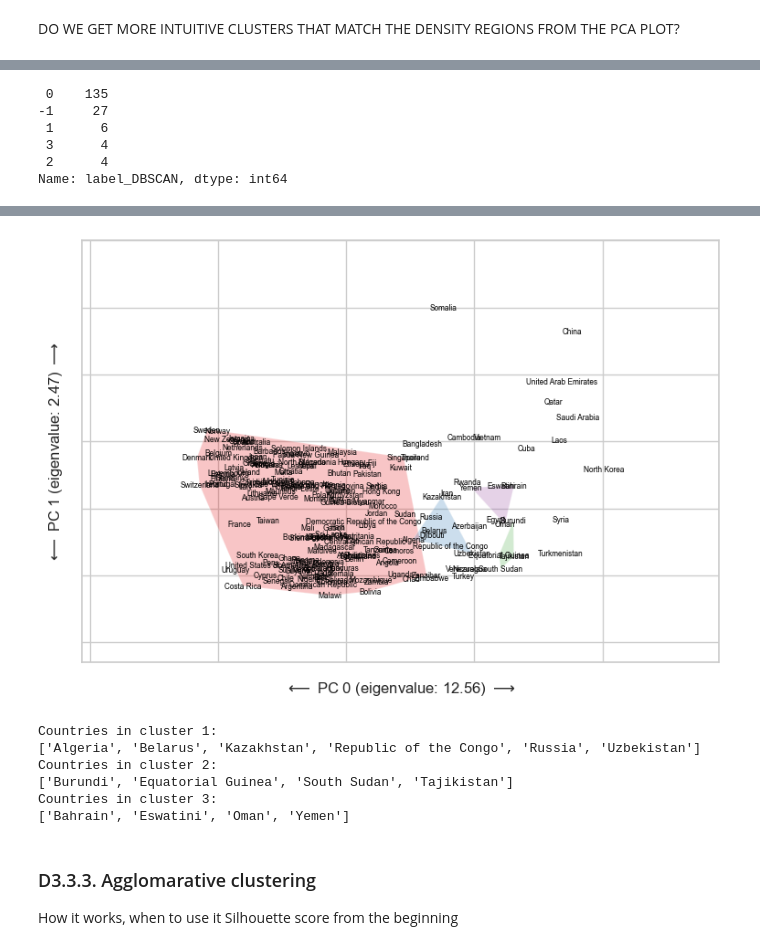
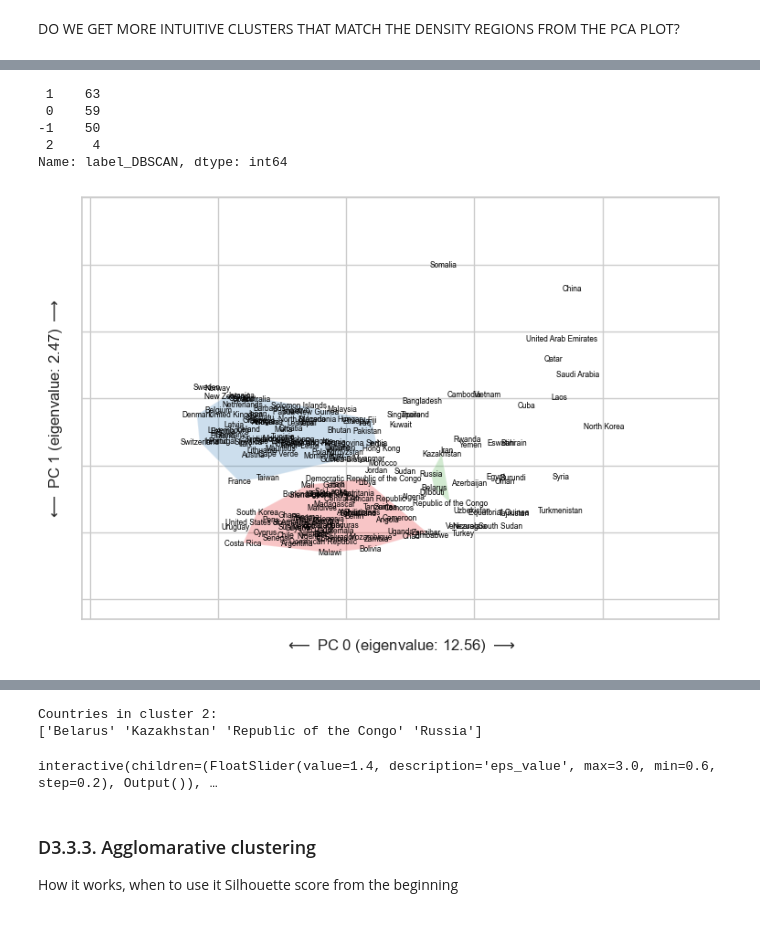
Before and after one commit to gesiscss/css_methods_python, a Jupyter notebook: d_data_analysis_methods/3_unsupervised_machine_learning.ipynb, the cells around one changed output, grey strips where cells are left out. Cells and saved outputs as stored; diff of their text form; code cells hidden in the pictures.

Commit message:
slider_to_dbscan

```diff
--- a/d_data_analysis_methods/3_unsupervised_machine_learning.ipynb
+++ b/d_data_analysis_methods/3_unsupervised_machine_learning.ipynb
@@ -818,11 +792,22 @@ vdem_pca.head(10)
-# %%
-vdem_pca["label_DBSCAN"].value_counts()
-# %% [output]
- 0    135
--1     27
- 1      6
- 3      4
- 2      4
-Name: label_DBSCAN, dtype: int64
+# %%
+from sklearn.cluster import DBSCAN
+
+# create instance of class
+DBSCAN_model = DBSCAN(eps=1.2, min_samples=4)
+
+# cluster countries based on first four components
+y_DBSCAN = DBSCAN_model.fit(X=X_pca[:, :4])
+
+# add cluster labels
+vdem_pca.loc[:, 'label_DBSCAN'] = y_DBSCAN.labels_
+print (vdem_pca["label_DBSCAN"].value_counts())
+plot_clusters(df_model=vdem_pca,label_column='label_DBSCAN',number_clusters=len(vdem_pca["label_DBSCAN"].unique())-1 )
+# %% [output]
+ 1    63
+ 0    59
+-1    50
+ 2     4
+Name: label_DBSCAN, dtype: int64
+[figure, added]
 # %% [markdown]
 Estimated number of noise points:
@@ -829,16 +815,8 @@ Estimated number of noise points:
 Estimated number of clusters:
-# %%
-plot_clusters(df_model=vdem_pca,label_column='label_DBSCAN',number_clusters=len(vdem_pca["label_DBSCAN"].unique())-1 )
-# %% [output]
-[figure, removed]
 # %%
-for i in [1,2,3]:
+for i in [2]:
     print ("Countries in cluster %d:"% i)
-    print (vdem_pca[vdem_pca["label_DBSCAN"]==i].index.tolist())
+    print (vdem_pca[vdem_pca["label_DBSCAN"]==i].index.values)
 # %% [output]
-Countries in cluster 1:
-['Algeria', 'Belarus', 'Kazakhstan', 'Republic of the Congo', 'Russia', 'Uzbekistan']
 Countries in cluster 2:
-['Burundi', 'Equatorial Guinea', 'South Sudan', 'Tajikistan']
-Countries in cluster 3:
-['Bahrain', 'Eswatini', 'Oman', 'Yemen']
+['Belarus' 'Kazakhstan' 'Republic of the Congo' 'Russia']
@@ -845,3 +855,14 @@ Countries in cluster 3:
+# %%
+filter_edges(
+    df_model = vdem_pca,
+    label_column = "label_DBSCAN",
+    slider_value = 1.4,
+    slider_min = 0.6,
+    slider_max = 3,
+    slider_step = 0.2
+)
+# %% [output]
+interactive(children=(FloatSlider(value=1.4, description='eps_value', max=3.0, min=0.6, step=0.2), Output()), …
 # %% [markdown]
 ### D3.3.3. Agglomarative clustering
 
```
Also changed, not shown: parts of 6 cells of this notebook.
